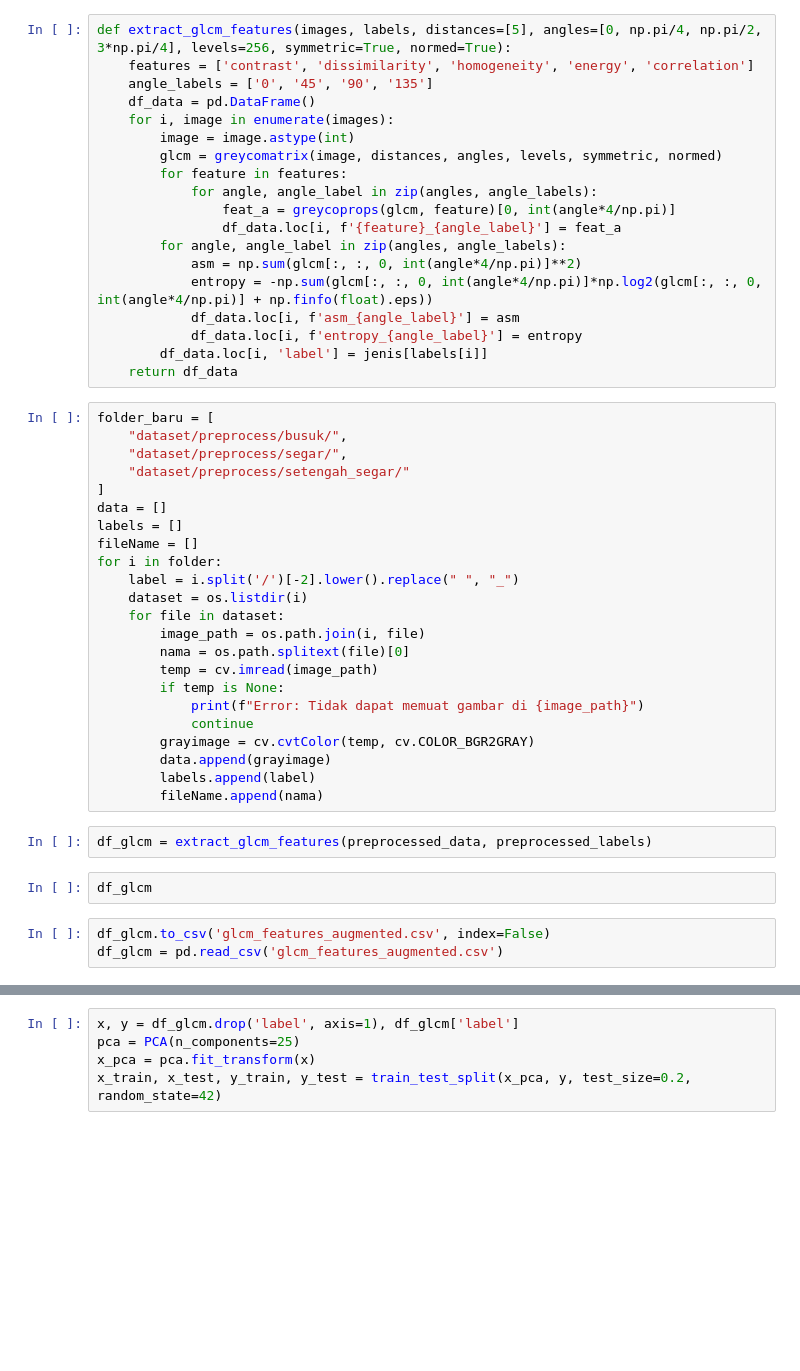
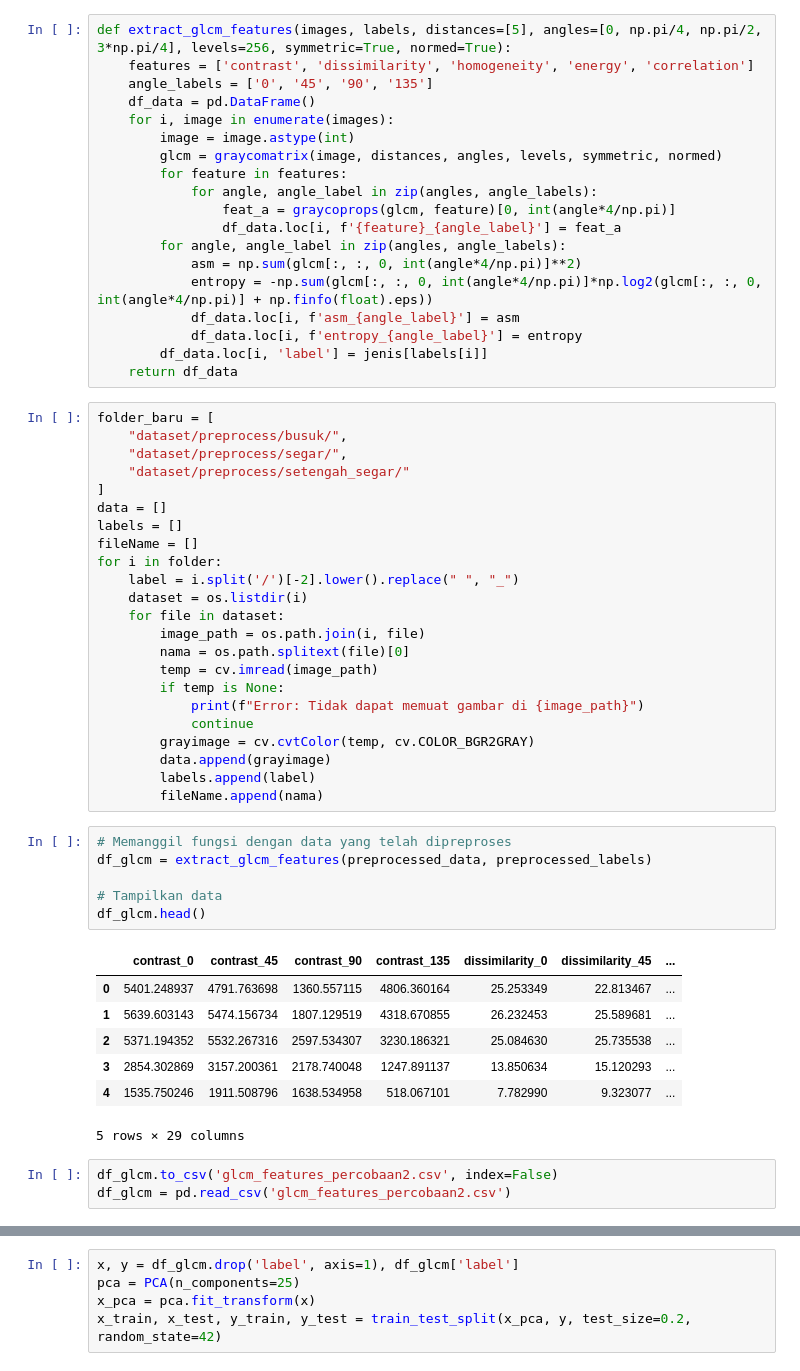
Before and after one commit to LaluRommy/Project-PCD-Kelompok-23, a Jupyter notebook: percobaan_2.ipynb, the cells around one changed output, grey strips where cells are left out. Cells and saved outputs as stored; diff of their text form; blank space fills up the shorter version.

```diff
--- a/percobaan_2.ipynb
+++ b/percobaan_2.ipynb
@@ -172,10 +187,10 @@ def extract_glcm_features(images, labels, distances=[5], angles=[0, np.pi/4, np.
     df_data = pd.DataFrame()
     for i, image in enumerate(images):
         image = image.astype(int)
-        glcm = greycomatrix(image, distances, angles, levels, symmetric, normed)
+        glcm = graycomatrix(image, distances, angles, levels, symmetric, normed)
         for feature in features:
             for angle, angle_label in zip(angles, angle_labels):
-                feat_a = greycoprops(glcm, feature)[0, int(angle*4/np.pi)]
+                feat_a = graycoprops(glcm, feature)[0, int(angle*4/np.pi)]
                 df_data.loc[i, f'{feature}_{angle_label}'] = feat_a
         for angle, angle_label in zip(angles, angle_labels):
             asm = np.sum(glcm[:, :, 0, int(angle*4/np.pi)]**2)
@@ -207,13 +222,23 @@ for i in folder:
         data.append(grayimage)
         labels.append(label)
         fileName.append(nama)
-# %%
-df_glcm = extract_glcm_features(preprocessed_data, preprocessed_labels)
-# %%
-df_glcm
+# %%
+# Memanggil fungsi dengan data yang telah dipreproses
+df_glcm = extract_glcm_features(preprocessed_data, preprocessed_labels)
+
+# Tampilkan data
+df_glcm.head()
+# %% [output]
+|  | contrast_0 | contrast_45 | contrast_90 | contrast_135 | dissimilarity_0 | dissimilarity_45 | ... |
+| 0 | 5401.248937 | 4791.763698 | 1360.557115 | 4806.360164 | 25.253349 | 22.813467 | ... |
+| 1 | 5639.603143 | 5474.156734 | 1807.129519 | 4318.670855 | 26.232453 | 25.589681 | ... |
+| 2 | 5371.194352 | 5532.267316 | 2597.534307 | 3230.186321 | 25.084630 | 25.735538 | ... |
+| 3 | 2854.302869 | 3157.200361 | 2178.740048 | 1247.891137 | 13.850634 | 15.120293 | ... |
+| 4 | 1535.750246 | 1911.508796 | 1638.534958 | 518.067101 | 7.782990 | 9.323077 | ... |
+5 rows × 29 columns
 # %%
-df_glcm.to_csv('glcm_features_augmented.csv', index=False)
-df_glcm = pd.read_csv('glcm_features_augmented.csv')
+df_glcm.to_csv('glcm_features_percobaan2.csv', index=False)
+df_glcm = pd.read_csv('glcm_features_percobaan2.csv')
 # %%
 corr_glcm = df_glcm.corr()
 plt.figure(figsize=(15, 15))
```
Also changed, not shown: parts of 13 cells of this notebook.
